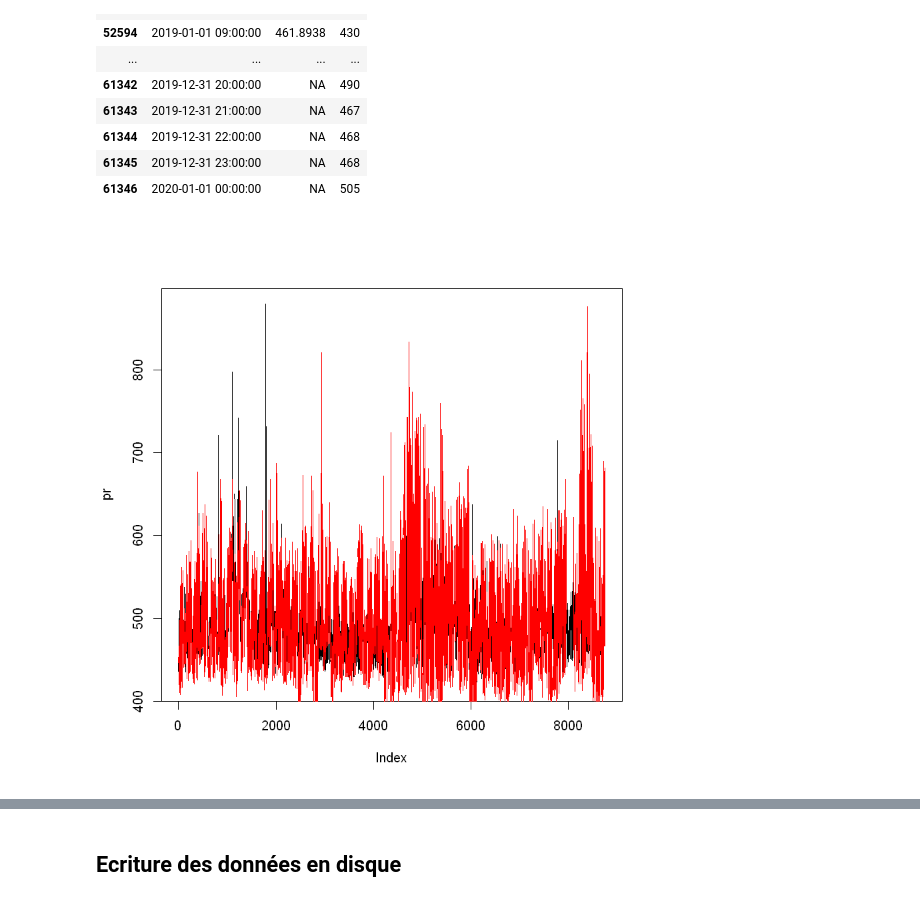
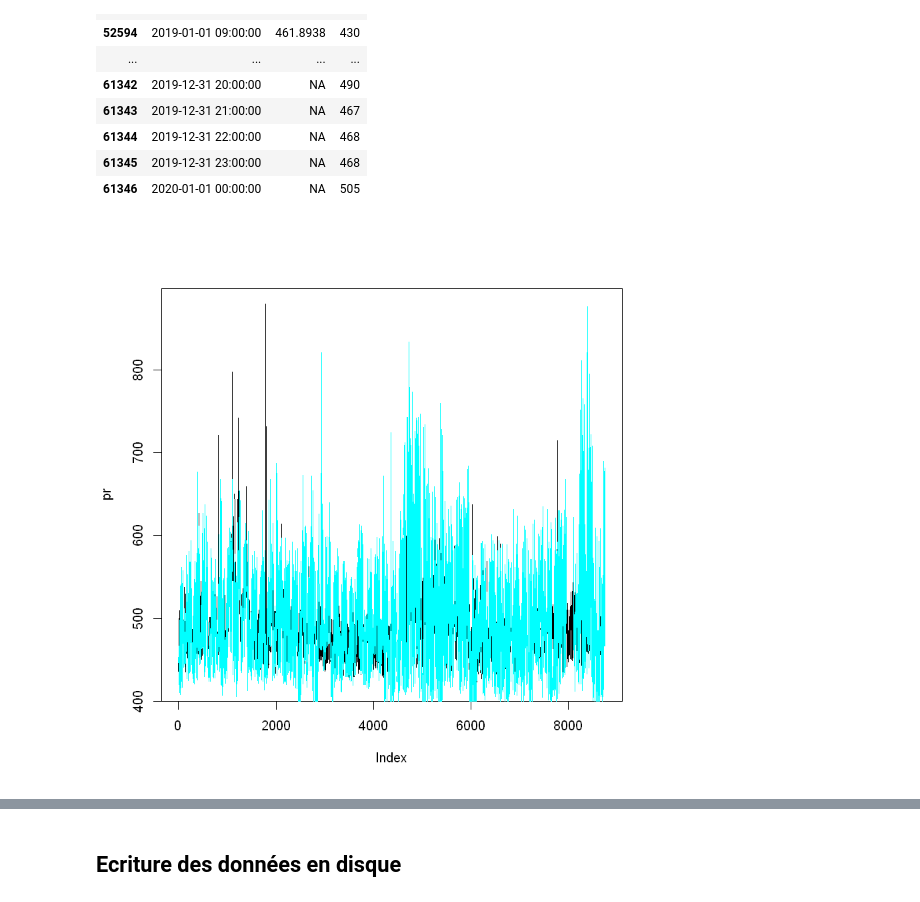
Before and after one commit to jaimecruzdev/metroqualitedelair, a Jupyter notebook: Code/Exploration des donnees/Exploration pre model.ipynb, the cells around one changed output, grey strips where cells are left out. Cells and saved outputs as stored; diff of their text form; code cells hidden in the pictures.

Commit message:
Préparation pour le modele
Préparation pour le modele

```diff
--- a/Code/Exploration des donnees/Exploration pre model.ipynb
+++ b/Code/Exploration des donnees/Exploration pre model.ipynb
@@ -22,15 +22,16 @@ library("tidyverse")
 # %% [markdown]
 ## Variables globales
 # %%
-DATA_PATH="D://Jaime//Projet//QAIR//Data//Prepared//"
-DATA_FILE_IN="DataCorrelated.csv"
-DATA_FILE_OUT="data_model.csv"
+#DATA_PATH="D://Jaime//Projet//QAIR//Data//Prepared//"
+DATA_PATH<-"C://Formation IA//CEPE//Projet//QAIR//Data//Prepared//"
+DATA_FILE_IN<-"DataCorrelated.csv"
+DATA_FILE_OUT<-"data_model_restant_trous.csv"
 # %% [markdown]
 ## Lecture des données
 # %% [markdown]
 D'abord, nous allons récupérer les données prépares suite au travail d'exploration et préparation des données.
 # %%
-fichier_donnees=paste(DATA_PATH,DATA_FILE_IN,sep="")
+fichier_donnees<-paste(DATA_PATH,DATA_FILE_IN,sep="")
 df<-read.csv(fichier_donnees)
 # %% [markdown]
 bien lu?
@@ -226,5 +262,5 @@ amTimeSeries(pr_df, 'Date', c('prev', 'co2'))
 # %%
 plot(pr,type="l")
-lines(df_mod_test$co2,col="red")
+lines(df_mod_test$co2,col="cyan")
 # %% [output]
-[figure, old version]
+[figure, new version]
```
Also changed, not shown: parts of 12 cells of this notebook, 12 other files.
